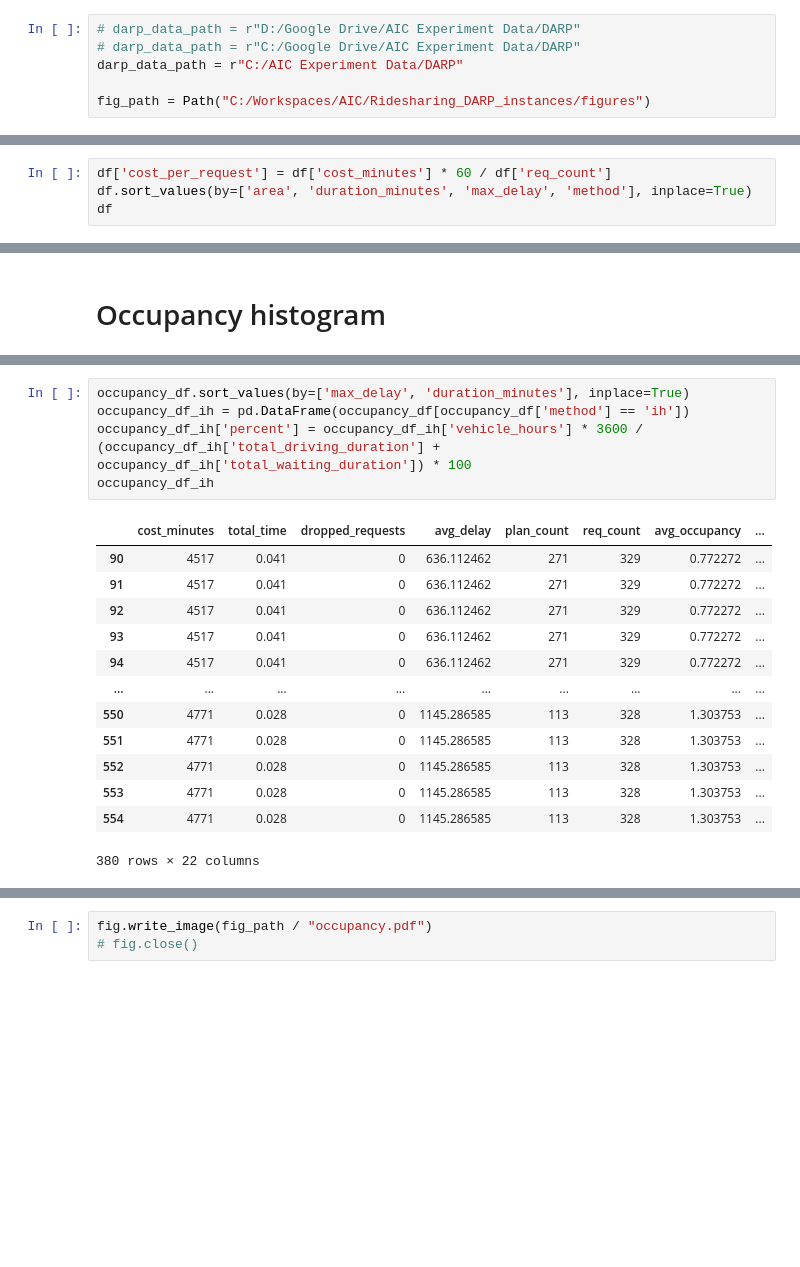
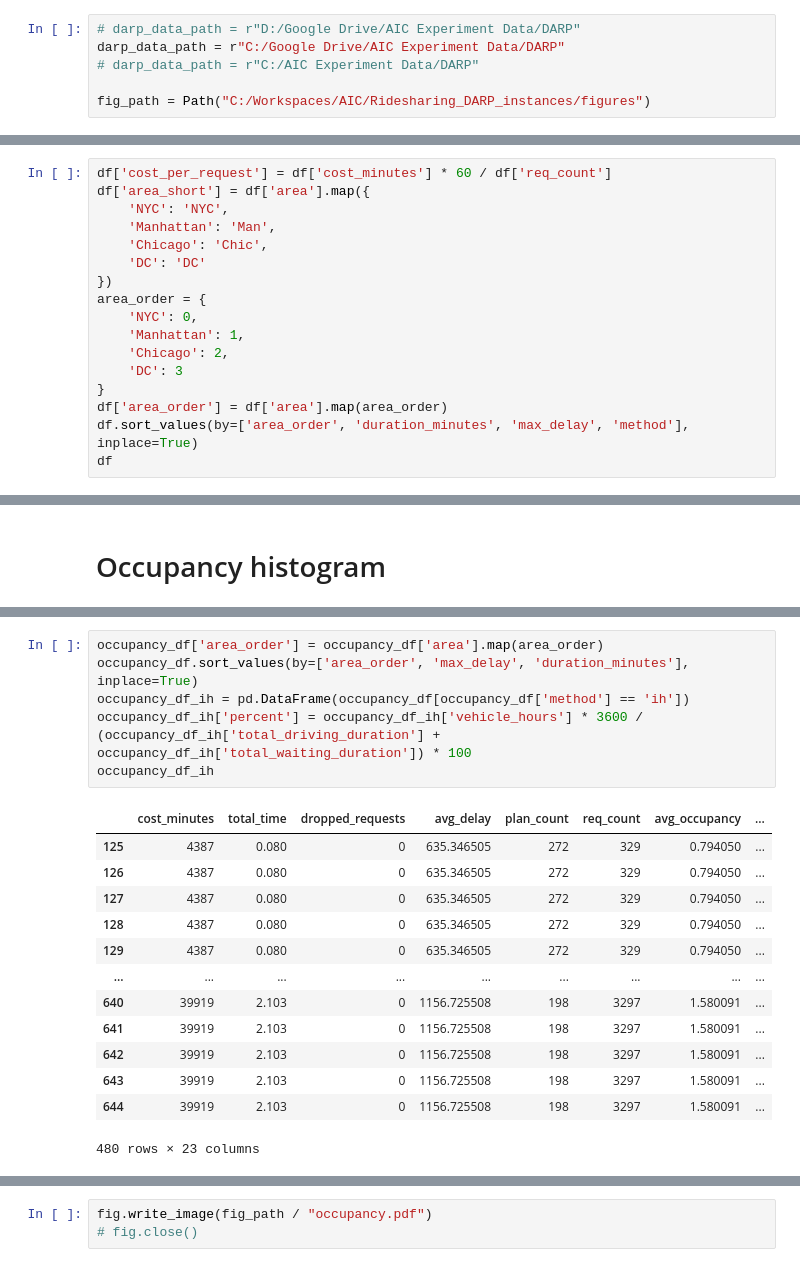
Before and after one commit to aicenter/Ridesharing_DARP_instances, a Jupyter notebook: python/nb/ITSC Result Figures.ipynb, the cells around one changed output, grey strips where cells are left out. Cells and saved outputs as stored; diff of their text form; blank space fills up the shorter version.

```diff
--- a/python/nb/ITSC Result Figures.ipynb
+++ b/python/nb/ITSC Result Figures.ipynb
@@ -34,8 +34,8 @@ import numpy as np
 from darpinstances.results import load_instance_series, instance_series_results_to_dataframe, load_instance_results, load_results_from_folder, get_processed_results, load_aggregate_stats_in_dir,load_occupancies_in_dir
 # %%
 # darp_data_path = r"D:/Google Drive/AIC Experiment Data/DARP"
-# darp_data_path = r"C:/Google Drive/AIC Experiment Data/DARP"
-darp_data_path = r"C:/AIC Experiment Data/DARP"
+darp_data_path = r"C:/Google Drive/AIC Experiment Data/DARP"
+# darp_data_path = r"C:/AIC Experiment Data/DARP"
 
 fig_path = Path("C:/Workspaces/AIC/Ridesharing_DARP_instances/figures")
 # %%
@@ -87,6 +87,19 @@ df
 # %%
 df['cost_per_request'] = df['cost_minutes'] * 60 / df['req_count']
-df.sort_values(by=['area', 'duration_minutes', 'max_delay', 'method'], inplace=True)
+df['area_short'] = df['area'].map({
+    'NYC': 'NYC',
+    'Manhattan': 'Man',
+    'Chicago': 'Chic',
+    'DC': 'DC'
+})
+area_order = {
+    'NYC': 0,
+    'Manhattan': 1,
+    'Chicago': 2,
+    'DC': 3
+}
+df['area_order'] = df['area'].map(area_order)
+df.sort_values(by=['area_order', 'duration_minutes', 'max_delay', 'method'], inplace=True)
 df
 # %% [output]
 |  | cost_minutes | total_time | dropped_requests | avg_delay | plan_count | req_count | avg_occupancy | ... |
@@ -415,22 +430,23 @@ occupancy_df
 # %%
-occupancy_df.sort_values(by=['max_delay', 'duration_minutes'], inplace=True)
+occupancy_df['area_order'] = occupancy_df['area'].map(area_order)
+occupancy_df.sort_values(by=['area_order', 'max_delay', 'duration_minutes'], inplace=True)
 occupancy_df_ih = pd.DataFrame(occupancy_df[occupancy_df['method'] == 'ih'])
 occupancy_df_ih['percent'] = occupancy_df_ih['vehicle_hours'] * 3600 /  (occupancy_df_ih['total_driving_duration'] + occupancy_df_ih['total_waiting_duration']) * 100
 occupancy_df_ih
 # %% [output]
 |  | cost_minutes | total_time | dropped_requests | avg_delay | plan_count | req_count | avg_occupancy | ... |
-| 90 | 4517 | 0.041 | 0 | 636.112462 | 271 | 329 | 0.772272 | ... |
-| 91 | 4517 | 0.041 | 0 | 636.112462 | 271 | 329 | 0.772272 | ... |
-| 92 | 4517 | 0.041 | 0 | 636.112462 | 271 | 329 | 0.772272 | ... |
-| 93 | 4517 | 0.041 | 0 | 636.112462 | 271 | 329 | 0.772272 | ... |
-| 94 | 4517 | 0.041 | 0 | 636.112462 | 271 | 329 | 0.772272 | ... |
+| 125 | 4387 | 0.080 | 0 | 635.346505 | 272 | 329 | 0.794050 | ... |
+| 126 | 4387 | 0.080 | 0 | 635.346505 | 272 | 329 | 0.794050 | ... |
+| 127 | 4387 | 0.080 | 0 | 635.346505 | 272 | 329 | 0.794050 | ... |
+| 128 | 4387 | 0.080 | 0 | 635.346505 | 272 | 329 | 0.794050 | ... |
+| 129 | 4387 | 0.080 | 0 | 635.346505 | 272 | 329 | 0.794050 | ... |
 | ... | ... | ... | ... | ... | ... | ... | ... | ... |
-| 550 | 4771 | 0.028 | 0 | 1145.286585 | 113 | 328 | 1.303753 | ... |
-| 551 | 4771 | 0.028 | 0 | 1145.286585 | 113 | 328 | 1.303753 | ... |
-| 552 | 4771 | 0.028 | 0 | 1145.286585 | 113 | 328 | 1.303753 | ... |
-| 553 | 4771 | 0.028 | 0 | 1145.286585 | 113 | 328 | 1.303753 | ... |
-| 554 | 4771 | 0.028 | 0 | 1145.286585 | 113 | 328 | 1.303753 | ... |
+| 640 | 39919 | 2.103 | 0 | 1156.725508 | 198 | 3297 | 1.580091 | ... |
+| 641 | 39919 | 2.103 | 0 | 1156.725508 | 198 | 3297 | 1.580091 | ... |
+| 642 | 39919 | 2.103 | 0 | 1156.725508 | 198 | 3297 | 1.580091 | ... |
+| 643 | 39919 | 2.103 | 0 | 1156.725508 | 198 | 3297 | 1.580091 | ... |
+| 644 | 39919 | 2.103 | 0 | 1156.725508 | 198 | 3297 | 1.580091 | ... |
-380 rows × 22 columns
+480 rows × 23 columns
 # %%
 occupancy_df_ih_red = pd.DataFrame(occupancy_df_ih[occupancy_df_ih['duration_minutes'].isin((1, 5, 30))])
 occupancy_df_ih_red['oc_str'] = occupancy_df_ih_red['occupancy'].astype(str)
```
Also changed, not shown: parts of 10 cells of this notebook, 7 other files.
